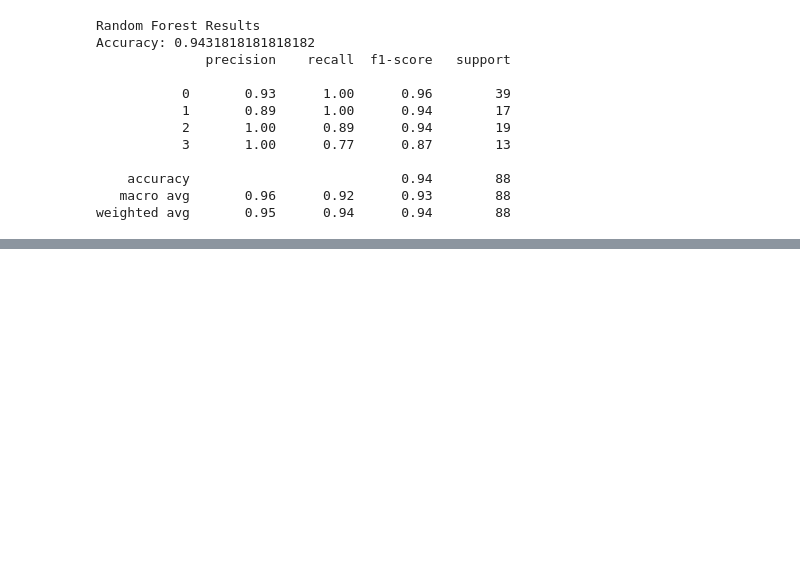
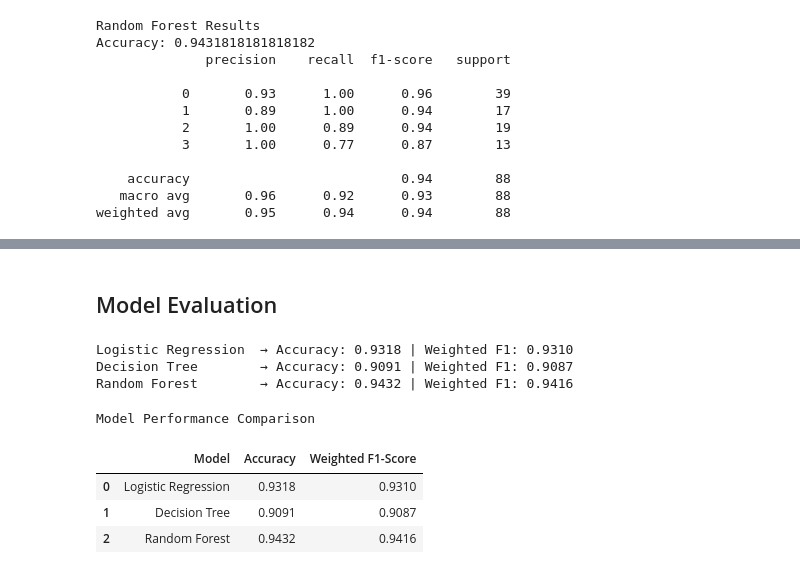
Before and after one commit to SaraAljuraybah/saudi-tech-job-skills-analysis, a Jupyter notebook: notebooks/Modelling and Communication.ipynb, the cells around one changed output, grey strips where cells are left out. Cells and saved outputs as stored; diff of their text form; code cells hidden in the pictures; blank space fills up the shorter version.

```diff
--- a/notebooks/Modelling and Communication.ipynb
+++ b/notebooks/Modelling and Communication.ipynb
@@ -471,0 +490,54 @@ weighted avg       0.95      0.94      0.94        88
+# %% [markdown]
+## Model Evaluation
+# %%
+from sklearn.metrics import accuracy_score, f1_score
+
+# -------------------------------------------------------------------
+# Compute Accuracy and Weighted F1-Score for each model
+# Note: weighted average is used because this is multi-class classification
+# and the class distribution is imbalanced
+# -------------------------------------------------------------------
+
+# Logistic Regression
+acc_log = accuracy_score(y_test, y_pred_log)
+f1_log  = f1_score(y_test, y_pred_log, average='weighted')
+
+# Decision Tree
+acc_dt = accuracy_score(y_test, y_pred_dt)
+f1_dt  = f1_score(y_test, y_pred_dt, average='weighted')
+
+# Random Forest
+acc_rf = accuracy_score(y_test, y_pred_rf)
+f1_rf  = f1_score(y_test, y_pred_rf, average='weighted')
+
+print(f"Logistic Regression  → Accuracy: {acc_log:.4f} | Weighted F1: {f1_log:.4f}")
+print(f"Decision Tree        → Accuracy: {acc_dt:.4f} | Weighted F1: {f1_dt:.4f}")
+print(f"Random Forest        → Accuracy: {acc_rf:.4f} | Weighted F1: {f1_rf:.4f}")
+# %% [output]
+Logistic Regression  → Accuracy: 0.9318 | Weighted F1: 0.9310
+Decision Tree        → Accuracy: 0.9091 | Weighted F1: 0.9087
+Random Forest        → Accuracy: 0.9432 | Weighted F1: 0.9416
+# %%
+
+
+# -------------------------------------------------------------------
+# Build a clean comparison table for all three models
+# -------------------------------------------------------------------
+
+comparison_df = pd.DataFrame({
+    'Model': ['Logistic Regression', 'Decision Tree', 'Random Forest'],
+    'Accuracy': [round(acc_log, 4), round(acc_dt, 4), round(acc_rf, 4)],
+    'Weighted F1-Score': [round(f1_log, 4), round(f1_dt, 4), round(f1_rf, 4)]
+})
+
+# Highlight the best row
+comparison_df.style \
+    .highlight_max(subset=['Accuracy', 'Weighted F1-Score'], color='lightgreen') \
+    .set_caption("Model Performance Comparison") \
+    .format({'Accuracy': '{:.4f}', 'Weighted F1-Score': '{:.4f}'})
+# %% [output]
+Model Performance Comparison
+|  | Model | Accuracy | Weighted F1-Score |
+| 0 | Logistic Regression | 0.9318 | 0.9310 |
+| 1 | Decision Tree | 0.9091 | 0.9087 |
+| 2 | Random Forest | 0.9432 | 0.9416 |
```
Also changed, not shown: parts of 12 cells of this notebook.
